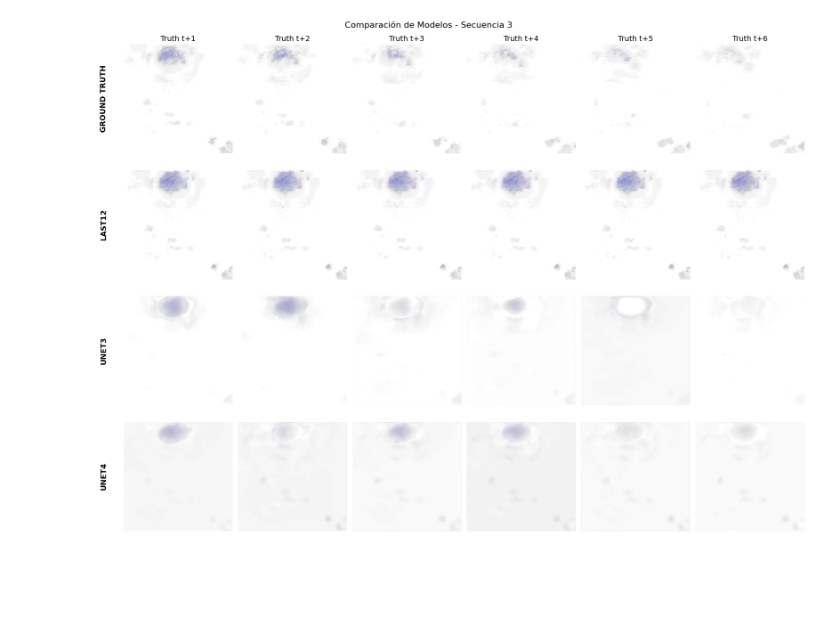
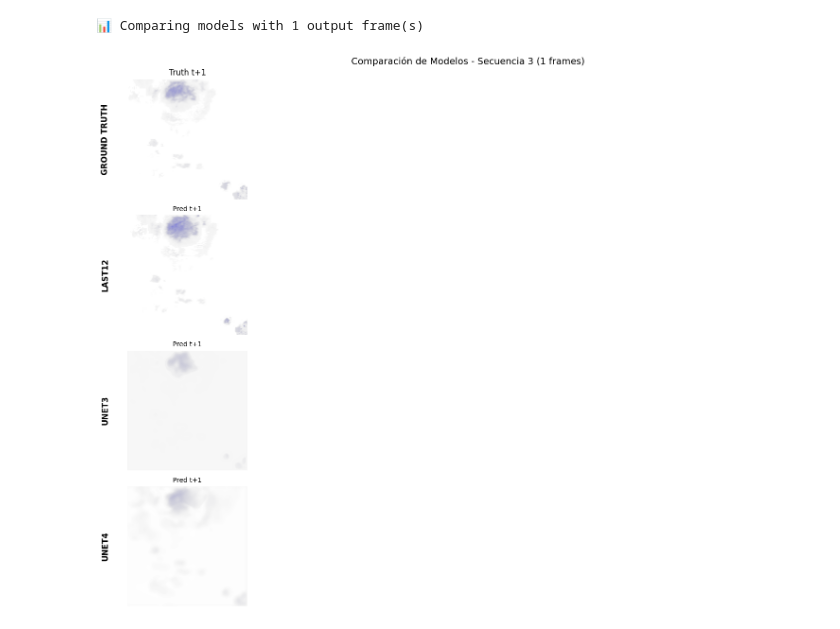
Before and after one commit to drangelv/unet_2, a Jupyter notebook: notebooks/eval3.ipynb, the cells around one changed output. Cells and saved outputs as stored; diff of their text form; code cells hidden in the pictures; blank space fills up the shorter version.

```diff
--- a/notebooks/eval3.ipynb
+++ b/notebooks/eval3.ipynb
@@ -22,10 +181,11 @@ MODEL_PATHS = {
 def calculate_corrected_metrics(predictions, targets, threshold=0.1):
     """
     Calcula métricas corregidas con datos en escala correcta (mm/h)
+    Compatible con cualquier número de frames de salida (1-6)
 
     Args:
-        predictions: Predicciones en mm/h
-        targets: Targets en mm/h
+        predictions: Predicciones en mm/h - shape: (batch, frames, H, W) or (batch, H, W)
+        targets: Targets en mm/h - shape: (batch, frames, H, W) or (batch, H, W)
         threshold: Umbral de precipitación en mm/h
     """
     # Convertir valores negativos a 0 (no puede haber precipitación negativa)
@@ -92,12 +252,15 @@ def calculate_corrected_metrics(predictions, targets, threshold=0.1):
     }
 
 def load_and_recalculate_metrics(h5_path, threshold=0.1):
-    """Carga datos y recalcula métricas correctamente"""
+    """Carga datos y recalcula métricas correctamente - Compatible con 1-6 frames"""
     with h5py.File(h5_path, 'r') as f:
         # Cargar datos con corrección de escala
         inputs_raw = f['inputs'][:]
         targets_raw = f['targets'][:]
         predictions_raw = f['predictions'][:]
+
+        # Detectar número de frames de salida
+        n_output_frames = targets_raw.shape[1] if len(targets_raw.shape) > 2 else 1
 
         # Detectar si necesitan escalamiento
         inputs_max = inputs_raw.max()
@@ -136,10 +299,12 @@ def load_and_recalculate_metrics(h5_path, threshold=0.1):
             'metrics_original': original_metrics,
             'metrics_corrected': corrected_metrics,
             'model_type': f.attrs['model_type'],
-            'scale_factor_applied': scale_factor
+            'scale_factor_applied': scale_factor,
+            'n_output_frames': n_output_frames
         }
 
         print(f"✅ {data['model_type']} - Secuencias: {inputs.shape[0]}")
+        print(f"   Frames de salida: {n_output_frames}")
         print(f"   Factor de escala aplicado: {scale_factor}x")
         print(f"   Rangos - Inputs: {inputs.min():.1f}-{inputs.max():.1f}, Preds: {predictions.min():.1f}-{predictions.max():.1f}")
         print(f"   MSE original: {original_metrics.get('mse', 'N/A')} → corregida: {corrected_metrics['mse']:.4f}")
@@ -272,49 +755,76 @@ for model in results_corrected.keys():
 # %%
 def compare_models(seq_idx=0, results = results_corrected):
     """Compara predicciones de todos los modelos"""
-    fig, axes = plt.subplots(4, 6, figsize=(20, 14))  # Aumentar el tamaño
+
+    # Get number of output frames from first available model
+    first_model = list(results.keys())[0]
+    n_output_frames = results[first_model]['targets'].shape[1]  # Shape: (samples, frames, H, W)
+    print(f"📊 Comparing models with {n_output_frames} output frame(s)")
+
+    # Dynamic grid: 1 row for ground truth + 1 row per model
+    n_models = len(results)
+    total_rows = 1 + n_models
+    total_cols = max(6, n_output_frames)  # At least 6 columns for better layout
+
+    fig, axes = plt.subplots(total_rows, total_cols, figsize=(3*total_cols, 3*total_rows))
+
+    # Ensure axes is 2D
+    if total_rows == 1:
+        axes = axes.reshape(1, -1)
+    elif total_cols == 1:
+        axes = axes.reshape(-1, 1)
 
     # Colormap
     colors = [(0, 0, 0, 0), (0, 0, 1, 0.7), (1, 0, 0, 0.7)]
     cmap = mcolors.LinearSegmentedColormap.from_list("rain", list(zip([0, 0.5, 1], colors)))
 
     # Ground truth (primera fila)
-    targets = results[list(results.keys())[0]]['targets'][seq_idx]
-    for i in range(6):
+    targets = results[first_model]['targets'][seq_idx]
+    for i in range(n_output_frames):
         axes[0, i].imshow(targets[i], cmap=cmap, vmin=0, vmax=100)
-        axes[0, i].set_title(f'Truth t+{i+1}', fontsize=14)
+        axes[0, i].set_title(f'Truth t+{i+1}', fontsize=12)
         axes[0, i].axis('off')
+
+    # Hide extra columns if we have more than n_output_frames
+    for i in range(n_output_frames, total_cols):
+        axes[0, i].set_visible(False)
 
     # Etiqueta para la fila Ground Truth
     axes[0, 0].text(-0.15, 0.5, 'GROUND TRUTH', transform=axes[0, 0].transAxes,
-                    fontsize=14, fontweight='bold', va='center', ha='right', rotation=90)
+                    fontsize=12, fontweight='bold', va='center', ha='right', rotation=90)
 
     # Predicciones de cada modelo
     row = 1
     model_names = ['last12', 'unet3', 'unet4']
     for model_name in model_names:
         if model_name in results:
             preds = results[model_name]['predictions'][seq_idx]
-            for i in range(6):
+            for i in range(n_output_frames):
                 axes[row, i].imshow(preds[i], cmap=cmap, vmin=0, vmax=100)
+                axes[row, i].set_title(f'Pred t+{i+1}', fontsize=10)
                 axes[row, i].axis('off')
+
+            # Hide extra columns
+            for i in range(n_output_frames, total_cols):
+                axes[row, i].set_visible(False)
 
             # Agregar etiqueta del modelo en el primer subplot de la fila
             axes[row, 0].text(-0.15, 0.5, model_name.upper(), transform=axes[row, 0].transAxes,
-                             fontsize=14, fontweight='bold', va='center', ha='right', rotation=90)
+                             fontsize=12, fontweight='bold', va='center', ha='right', rotation=90)
             row += 1
 
-    plt.suptitle(f'Comparación de Modelos - Secuencia {seq_idx}', fontsize=16)
+    plt.suptitle(f'Comparación de Modelos - Secuencia {seq_idx} ({n_output_frames} frames)', fontsize=14)
     plt.tight_layout()
 
     # Ajustar el layout para que las etiquetas no se corten
     plt.subplots_adjust(left=0.1)
     plt.show()
 
 # Comparar modelos
 compare_models(3)
 # %% [output]
+📊 Comparing models with 1 output frame(s)
-[figure, old version]
+[figure, new version]
 # %%
 # Ver estadísticas generales
 print("📊 RESUMEN DE RESULTADOS")
```
Also changed, not shown: parts of 30 cells of this notebook, 6 other files.
